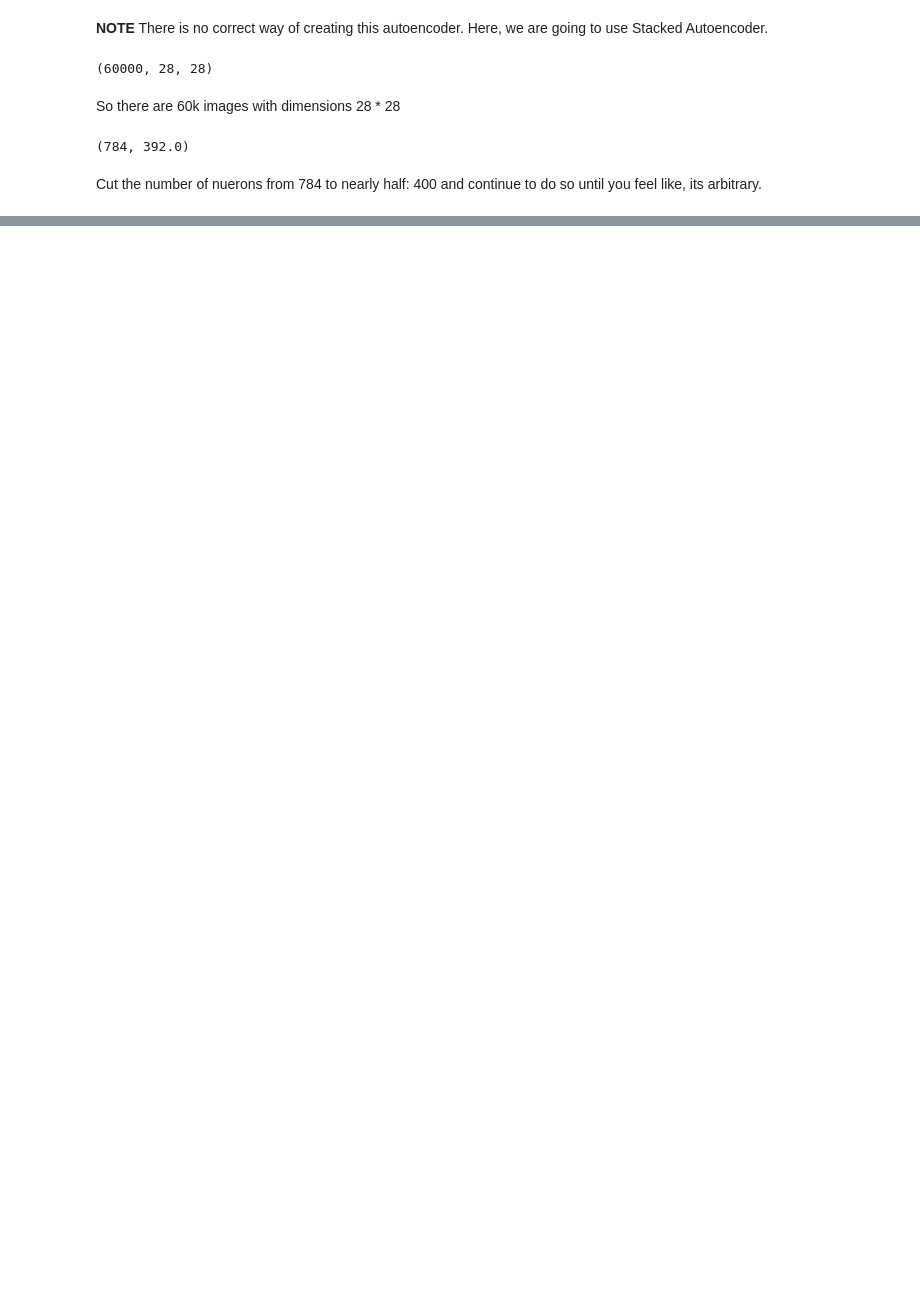
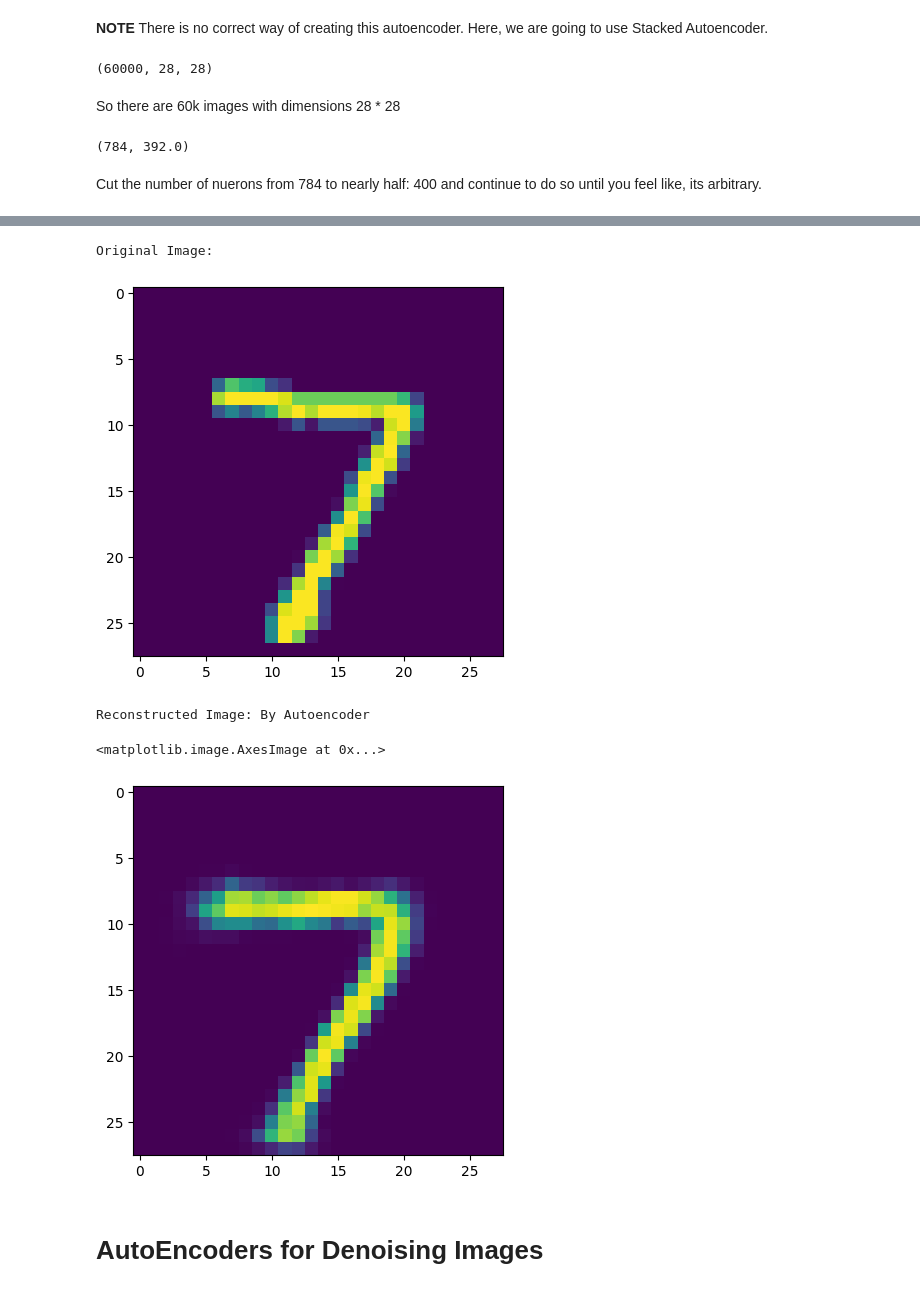
Before and after one commit to PrathamModi001/autoencoders, a Jupyter notebook: image_autoencoder.ipynb, the cells around one changed output, grey strips where cells are left out. Drawn from its saved outputs; the diff is of its cells as text; code cells hidden in the pictures; blank space fills up the shorter version.

```diff
--- a/image_autoencoder.ipynb
+++ b/image_autoencoder.ipynb
@@ -45,0 +56,16 @@ encoder.dense(Dense(25, activation="relu"))
+# %%
+decoder = Sequential()
+
+# Imitate the encoder for HIDDEN LAYERS, not the middlemost HL
+decoder.add(Dense(50, activation="relu", input_shape=[25]))
+decoder.add(Dense(100, activation="relu"))
+decoder.add(Dense(200, activation="relu"))
+decoder.add(Dense(400, activation="relu"))
+
+# CREATE INPUT LAYER DIMENSIONS
+# Sigmoid because the decoder will basically go through a binary classification
+# Saying: Whether this output Image is the same as the input layer or not: Isliye sigmoid
+decoder.add(Dense(784, activation="sigmoid"))
+
+# Since Input of encoder is 28,28: Output should also be
+decoder.add(Reshape([28, 28]))
@@ -45,0 +74,8 @@ encoder.dense(Dense(25, activation="relu"))
+# %%
+autoencoder = Sequential([encoder, decoder])
+# %%
+# IS the image autoencoder producing the same as the input ?
+# Binary Classification
+autoencoder.compile(loss="binary_crossentropy", optimizer=SGD(lr=1.5), metrics=["accuracy"])
+
+autoencoder.fit(X_train, X_train, epochs=10, validation_data=(X_test, X_test))
@@ -45,0 +104,2 @@ encoder.dense(Dense(25, activation="relu"))
+# %%
+passed_images = autoencoder.predict(X_test[:10])
@@ -45,0 +108,16 @@ encoder.dense(Dense(25, activation="relu"))
+# %%
+n=0
+print("Original Image: ")
+plt.imshow(X_test[n])
+plt.show()
+
+print("Reconstructed Image: By Autoencoder")
+plt.imshow(passed_images[n])
+# %% [output]
+Original Image:
+[figure, added]
+Reconstructed Image: By Autoencoder
+<matplotlib.image.AxesImage at 0x...>
+[figure, added]
+# %% [markdown]
+# AutoEncoders for Denoising Images
```
Also changed, not shown: parts of 23 cells of this notebook.
